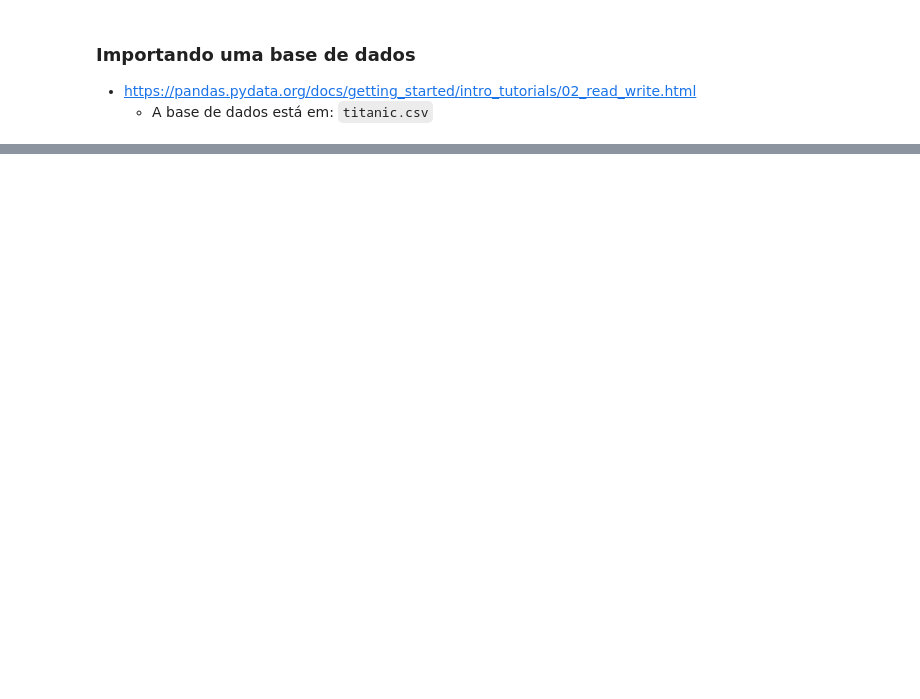
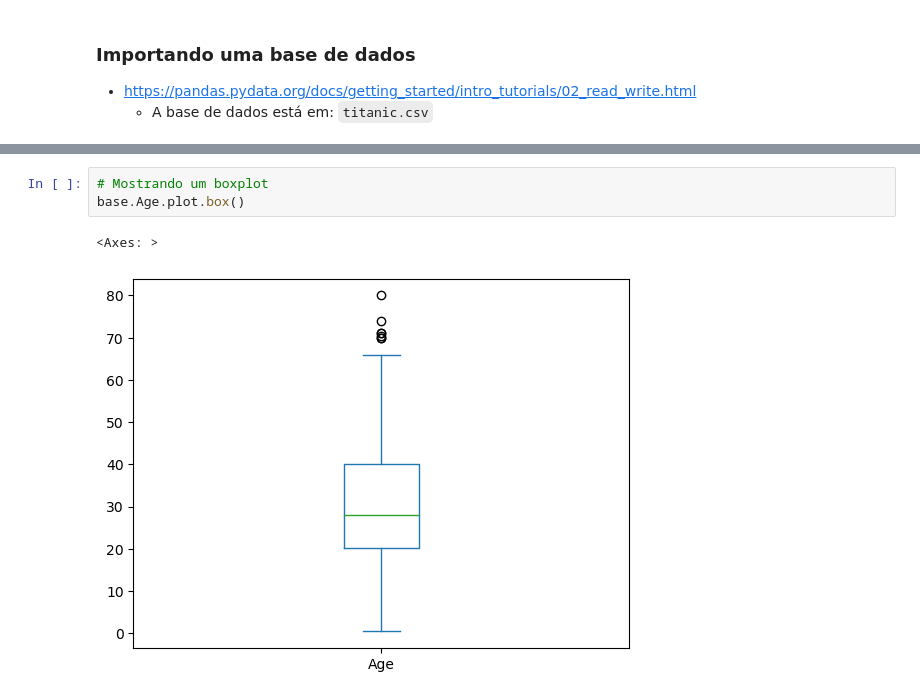
Before and after one commit to andrewyamagata/DADOS, a Jupyter notebook: Aula02PandasNumpy.ipynb, the cells around one changed output, grey strips where cells are left out. Saved outputs shown, nothing was run; the diff lists cells and outputs as text; blank space fills up the shorter version.

```diff
--- a/Aula02PandasNumpy.ipynb
+++ b/Aula02PandasNumpy.ipynb
@@ -511,0 +738,6 @@ import pandas as pd
+# %%
+# Mostrando um boxplot
+base.Age.plot.box()
+# %% [output]
+<Axes: >
+[figure, added]
```
Also changed, not shown: parts of 26 cells of this notebook, 1 other file.
